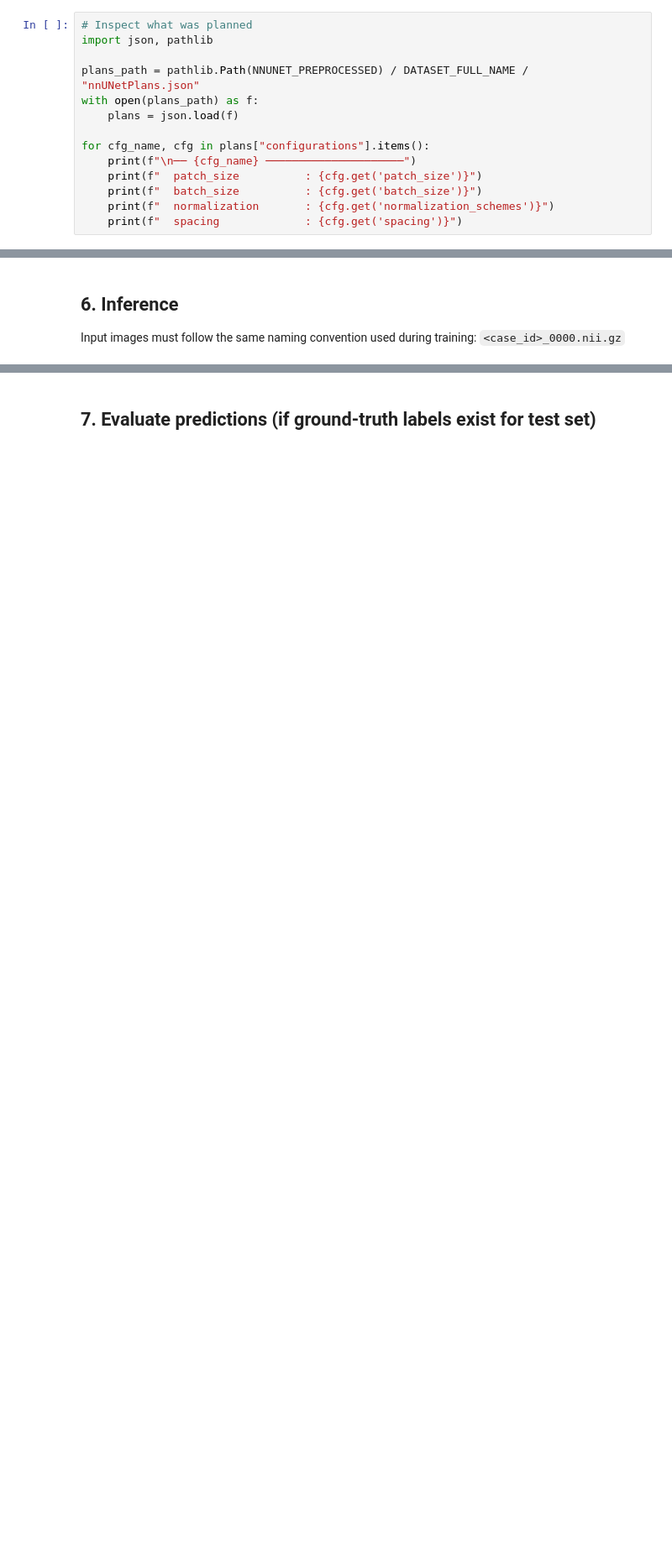
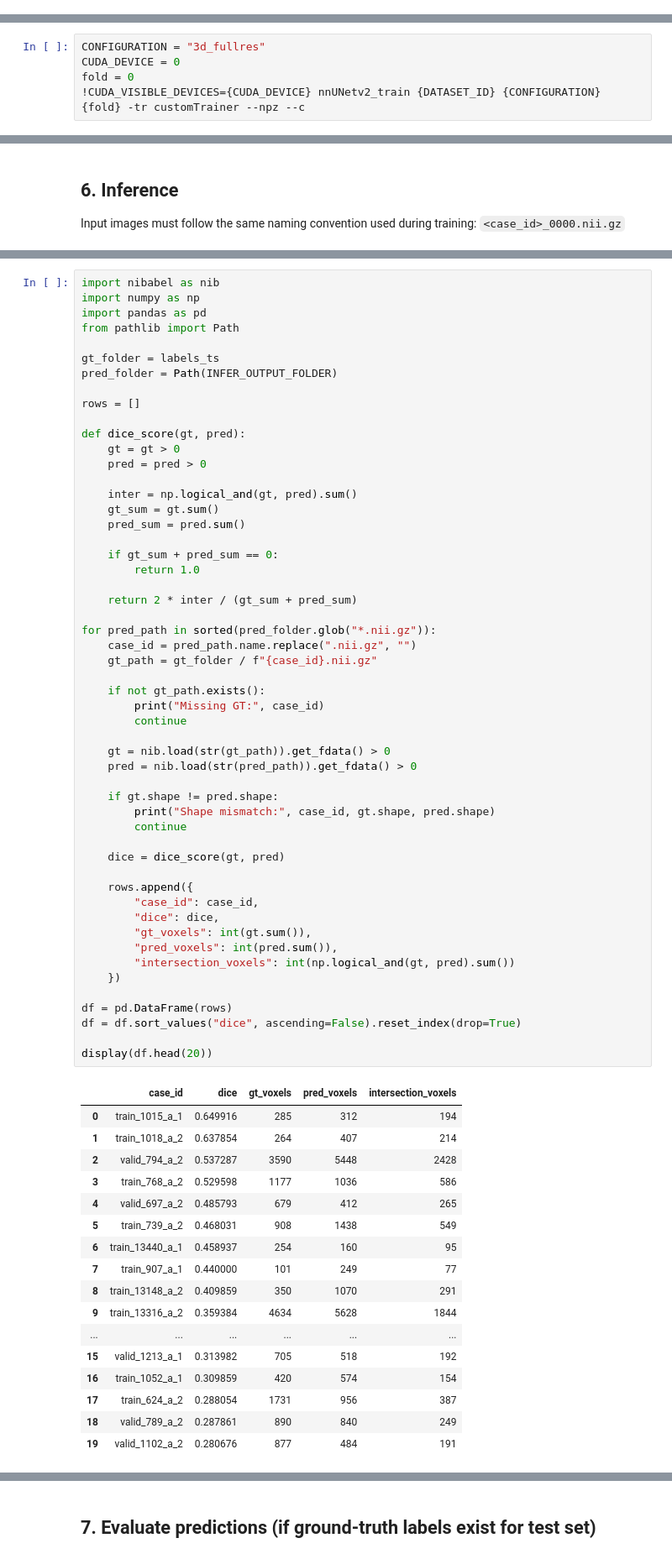
Before and after one commit to ckekula/fyp-3d-ct, a Jupyter notebook: models/nnu-net/nnunet_rexgrounding_nodule.ipynb, the cells around one changed output, grey strips where cells are left out. Shown at 84% size. Cells and saved outputs as stored; diff of their text form; blank space fills up the shorter version.

```diff
--- a/models/nnu-net/nnunet_rexgrounding_nodule.ipynb
+++ b/models/nnu-net/nnunet_rexgrounding_nodule.ipynb
@@ -309,14 +381,0 @@ CUDA_DEVICE   = 0            # GPU index; ignored when device="cpu"
-# %%
-# Inspect what was planned
-import json, pathlib
-
-plans_path = pathlib.Path(NNUNET_PREPROCESSED) / DATASET_FULL_NAME / "nnUNetPlans.json"
-with open(plans_path) as f:
-    plans = json.load(f)
-
-for cfg_name, cfg in plans["configurations"].items():
-    print(f"\n── {cfg_name} ─────────────────────")
-    print(f"  patch_size          : {cfg.get('patch_size')}")
-    print(f"  batch_size          : {cfg.get('batch_size')}")
-    print(f"  normalization       : {cfg.get('normalization_schemes')}")
-    print(f"  spacing             : {cfg.get('spacing')}")
@@ -348,0 +452,5 @@ for fold in range(N_FOLDS):
+# %%
+CONFIGURATION = "3d_fullres"
+CUDA_DEVICE = 0
+fold = 0
+!CUDA_VISIBLE_DEVICES={CUDA_DEVICE} nnUNetv2_train {DATASET_ID} {CONFIGURATION} {fold} -tr customTrainer --npz --c
@@ -409,0 +571,71 @@ print("Output:", INFER_OUTPUT_FOLDER)
+# %%
+import nibabel as nib
+import numpy as np
+import pandas as pd
+from pathlib import Path
+
+gt_folder = labels_ts
+pred_folder = Path(INFER_OUTPUT_FOLDER)
+
+rows = []
+
+def dice_score(gt, pred):
+    gt = gt > 0
+    pred = pred > 0
+
+    inter = np.logical_and(gt, pred).sum()
+    gt_sum = gt.sum()
+    pred_sum = pred.sum()
+
+    if gt_sum + pred_sum == 0:
+        return 1.0
+
+    return 2 * inter / (gt_sum + pred_sum)
+
+for pred_path in sorted(pred_folder.glob("*.nii.gz")):
+    case_id = pred_path.name.replace(".nii.gz", "")
+    gt_path = gt_folder / f"{case_id}.nii.gz"
+
+    if not gt_path.exists():
+        print("Missing GT:", case_id)
+        continue
+
+    gt = nib.load(str(gt_path)).get_fdata() > 0
+    pred = nib.load(str(pred_path)).get_fdata() > 0
+
+    if gt.shape != pred.shape:
+        print("Shape mismatch:", case_id, gt.shape, pred.shape)
+        continue
+
+    dice = dice_score(gt, pred)
+
+    rows.append({
+        "case_id": case_id,
+        "dice": dice,
+        "gt_voxels": int(gt.sum()),
+        "pred_voxels": int(pred.sum()),
+        "intersection_voxels": int(np.logical_and(gt, pred).sum())
+    })
+
+df = pd.DataFrame(rows)
+df = df.sort_values("dice", ascending=False).reset_index(drop=True)
+
+display(df.head(20))
+# %% [output]
+|  | case_id | dice | gt_voxels | pred_voxels | intersection_voxels |
+| 0 | train_1015_a_1 | 0.649916 | 285 | 312 | 194 |
+| 1 | train_1018_a_2 | 0.637854 | 264 | 407 | 214 |
+| 2 | valid_794_a_2 | 0.537287 | 3590 | 5448 | 2428 |
+| 3 | train_768_a_2 | 0.529598 | 1177 | 1036 | 586 |
+| 4 | valid_697_a_2 | 0.485793 | 679 | 412 | 265 |
+| 5 | train_739_a_2 | 0.468031 | 908 | 1438 | 549 |
+| 6 | train_13440_a_1 | 0.458937 | 254 | 160 | 95 |
+| 7 | train_907_a_1 | 0.440000 | 101 | 249 | 77 |
+| 8 | train_13148_a_2 | 0.409859 | 350 | 1070 | 291 |
+| 9 | train_13316_a_2 | 0.359384 | 4634 | 5628 | 1844 |
+| ... | ... | ... | ... | ... | ... |
+| 15 | valid_1213_a_1 | 0.313982 | 705 | 518 | 192 |
+| 16 | train_1052_a_1 | 0.309859 | 420 | 574 | 154 |
+| 17 | train_624_a_2 | 0.288054 | 1731 | 956 | 387 |
+| 18 | valid_789_a_2 | 0.287861 | 890 | 840 | 249 |
+| 19 | valid_1102_a_2 | 0.280676 | 877 | 484 | 191 |
```
Also changed, not shown: parts of 21 cells of this notebook, 6 other files.
